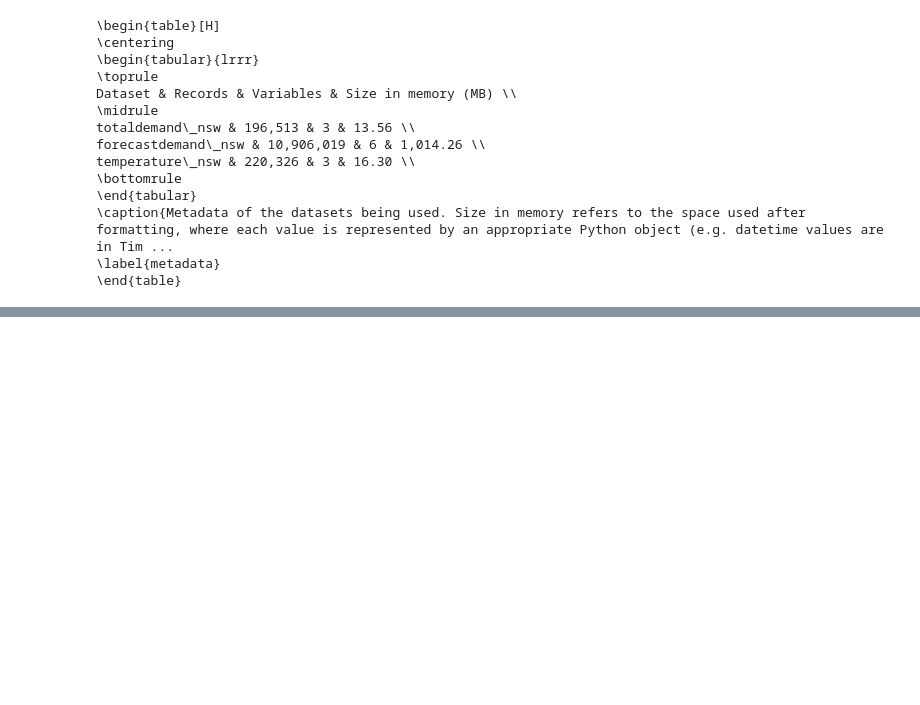
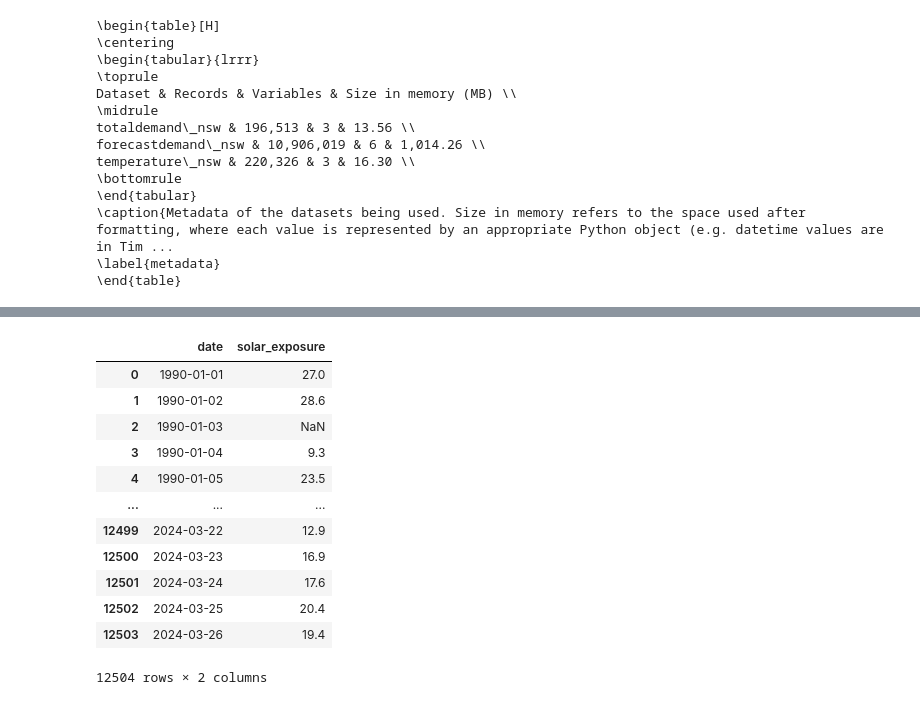
Before and after one commit to mango-unchained/Team-K---ZZSC9020-Capstone-Project, a Jupyter notebook: Data Prep.ipynb, the cells around one changed output, grey strips where cells are left out. Cells and saved outputs as stored; diff of their text form; code cells hidden in the pictures; blank space fills up the shorter version.

```diff
--- a/Data Prep.ipynb
+++ b/Data Prep.ipynb
@@ -329,0 +332,26 @@ df
+# %%
+se = pd.read_csv('data/Solar Exposure.csv').rename(columns={
+    'Daily global solar exposure (MJ/m*m)': 'solar_exposure'
+})
+
+se['date'] = se.apply(lambda d: datetime(d['Year'], d['Month'], d['Day']), axis=1)
+
+se = se[['date', 'solar_exposure']]
+
+df = pd.merge(df, se, how='left', on='date')
+
+se
+# %% [output]
+|  | date | solar_exposure |
+| 0 | 1990-01-01 | 27.0 |
+| 1 | 1990-01-02 | 28.6 |
+| 2 | 1990-01-03 | NaN |
+| 3 | 1990-01-04 | 9.3 |
+| 4 | 1990-01-05 | 23.5 |
+| ... | ... | ... |
+| 12499 | 2024-03-22 | 12.9 |
+| 12500 | 2024-03-23 | 16.9 |
+| 12501 | 2024-03-24 | 17.6 |
+| 12502 | 2024-03-25 | 20.4 |
+| 12503 | 2024-03-26 | 19.4 |
+12504 rows × 2 columns
```
Also changed, not shown: parts of 8 cells of this notebook, 2 other files.
